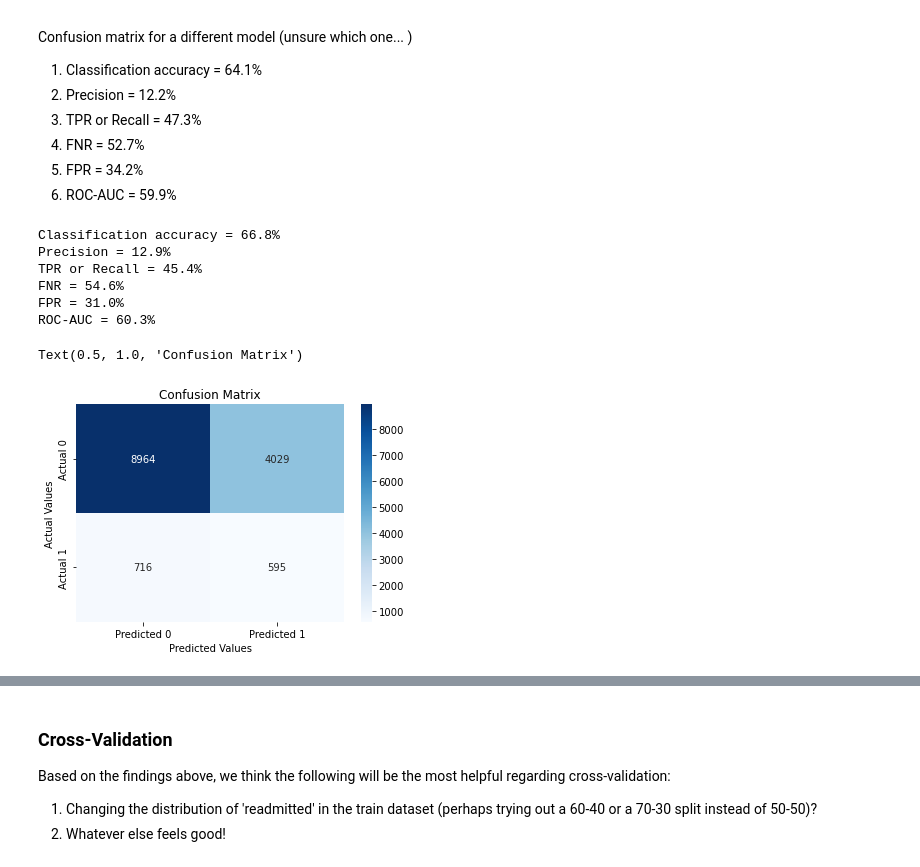
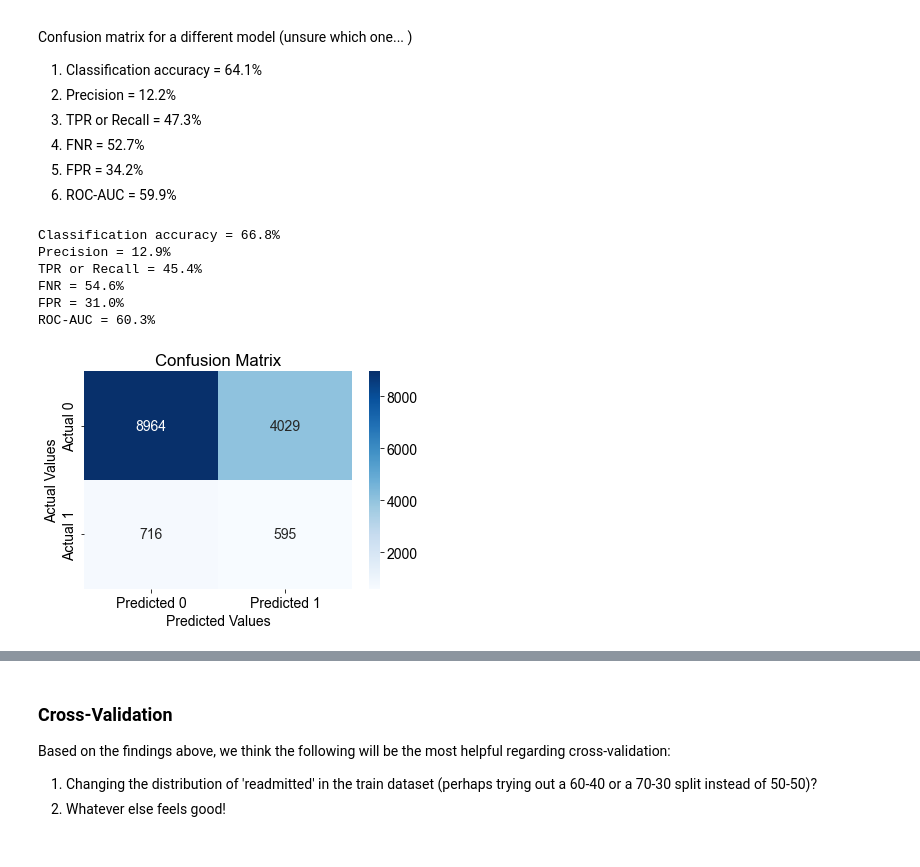
Before and after one commit to AnastasiaKWei/Saturn, a Jupyter notebook: KEH_LTW_Finalized_Modeling.ipynb, the cells around one changed output, grey strips where cells are left out. Drawn from its saved outputs; the diff is of its cells as text; code cells hidden in the pictures.

```diff
--- a/KEH_LTW_Finalized_Modeling.ipynb
+++ b/KEH_LTW_Finalized_Modeling.ipynb
@@ -206,6 +207,7 @@ def confusion_matrix_data(data,actual_values,model,cutoff=0.5):
     tpr = (cm[1,1])/(cm[1,0]+cm[1,1])
     fpr_roc, tpr_roc, auc_thresholds = roc_curve(actual_values, pred_values)
     auc_value = (auc(fpr_roc, tpr_roc))# AUC of ROC
+    mpl.rc('font', family='Arial', size=14)
     sns.heatmap(cm_df, annot=True, cmap='Blues', fmt='g')
     plt.ylabel("Actual Values")
     plt.xlabel("Predicted Values")
@@ -218,13 +220,14 @@ def confusion_matrix_data(data,actual_values,model,cutoff=0.5):
 # %%
 # Printing the confusion matrix of the model
 confusion_matrix_data(test,test.readmitted,logit_model)
 plt.title('Confusion Matrix')
+mpl.rc('font', family='Arial', size=14)
+plt.savefig("initial_confusion_matrix.png", dpi=300)
 # %% [output]
 Classification accuracy = 66.8%
 Precision = 12.9%
 TPR or Recall = 45.4%
 FNR = 54.6%
 FPR = 31.0%
 ROC-AUC = 60.3%
-Text(0.5, 1.0, 'Confusion Matrix')
-[figure, old version]
+[figure, new version]
```
Also changed, not shown: parts of 3 cells of this notebook.
